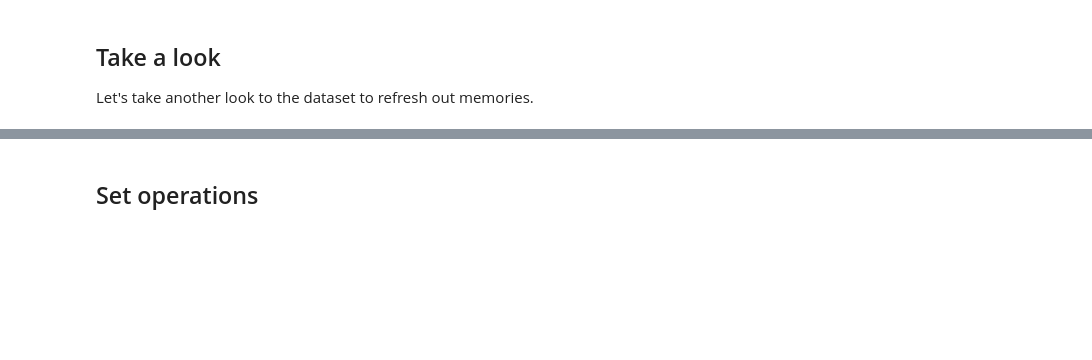
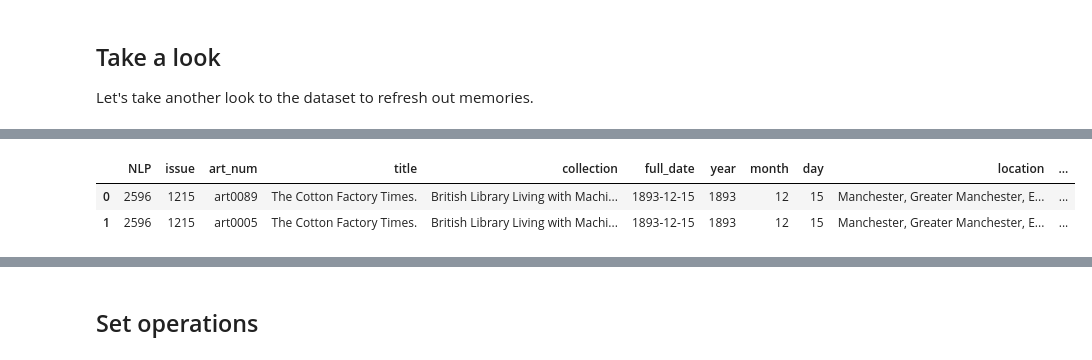
Before and after one commit to mromanello/ADA-DHOxSS, a Jupyter notebook: notebooks/2.2 Wrangling.ipynb, the cells around one changed output, grey strips where cells are left out. Cells and saved outputs as stored; diff of their text form; code cells hidden in the pictures; blank space fills up the shorter version.

```diff
--- a/notebooks/2.2 Wrangling.ipynb
+++ b/notebooks/2.2 Wrangling.ipynb
@@ -58,6 +57,6 @@ df_book.shape
 # %%
 # let's create a few smaller datasets to play with transformations, via selection
 
-df_book_tragedy = df_book[df_book["type"] == "tragedy"]
-df_book_comedy = df_book[df_book["type"] == "comedy"]
+df_articles_93 = df_articles[df_articles["year"] == 1893]
+df_articles_87 = df_articles[df_articles["year"] == 1887]
 # %%
@@ -79,0 +70,6 @@ df_book_tragedy.head()
+# %%
+df_articles_93.head(2)
+# %% [output]
+|  | NLP | issue | art_num | title | collection | full_date | year | month | day | location | ... |
+| 0 | 2596 | 1215 | art0089 | The Cotton Factory Times. | British Library Living with Machi... | 1893-12-15 | 1893 | 12 | 15 | Manchester, Greater Manchester, E... | ... |
+| 1 | 2596 | 1215 | art0005 | The Cotton Factory Times. | British Library Living with Machi... | 1893-12-15 | 1893 | 12 | 15 | Manchester, Greater Manchester, E... | ... |
```
Also changed, not shown: parts of 118 cells of this notebook.
